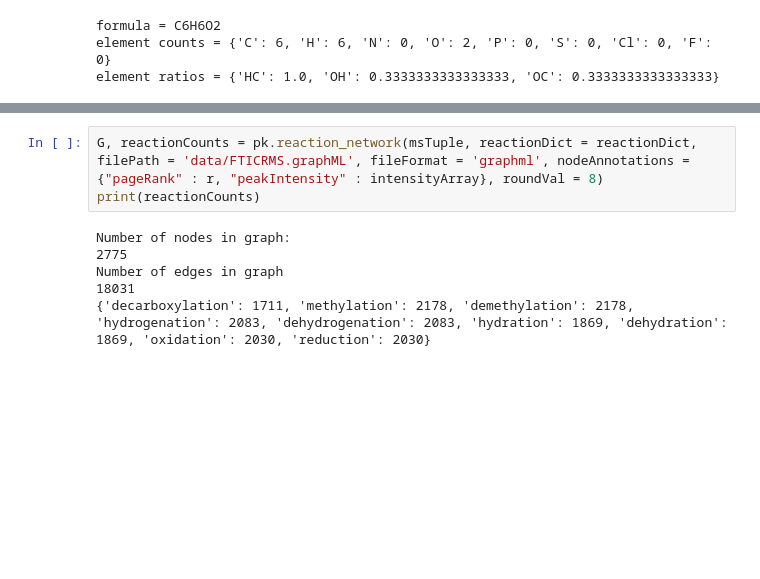
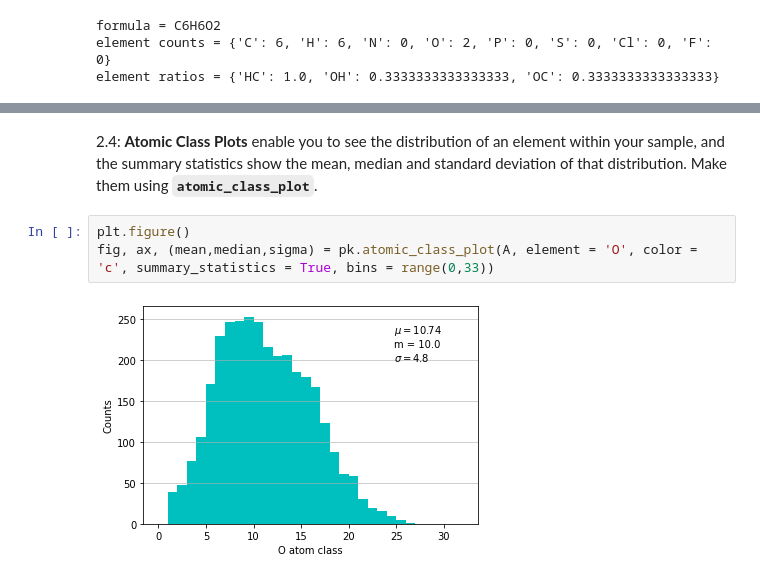
Before and after one commit to ho2921ho/SoomgoKES, a Jupyter notebook: 06. 패키지 활용 pyKrev.ipynb, the cells around one changed output, grey strips where cells are left out. Drawn from its saved outputs; the diff is of its cells as text; blank space fills up the shorter version.

````diff
--- a/06. 패키지 활용 pyKrev.ipynb
+++ b/06. 패키지 활용 pyKrev.ipynb
@@ -105,9 +192,7 @@ r = pk.page_rank(msTuple, reactionDict = reactionDict, d = 0.9, tol = 0.01)
-# %%
-G, reactionCounts = pk.reaction_network(msTuple, reactionDict = reactionDict, filePath = 'data/FTICRMS.graphML', fileFormat = 'graphml', nodeAnnotations = {"pageRank" : r, "peakIntensity" : intensityArray}, roundVal = 8)
-print(reactionCounts)
-# %% [output]
-Number of nodes in graph:
-2775
-Number of edges in graph
-18031
-{'decarboxylation': 1711, 'methylation': 2178, 'demethylation': 2178, 'hydrogenation': 2083, 'dehydrogenation': 2083, 'hydration': 1869, 'dehydration': 1869, 'oxidation': 2030, 'reduction': 2030}
+# %% [markdown]
+2.4: **Atomic Class Plots** enable you to see the distribution of an element within your sample, and the summary statistics show the mean, median and standard deviation of that distribution. Make them using **```atomic_class_plot```**.
+# %%
+plt.figure()
+fig, ax, (mean,median,sigma) = pk.atomic_class_plot(A, element = 'O', color = 'c', summary_statistics = True, bins = range(0,33))
+# %% [output]
+[figure, added]
````
Also changed, not shown: parts of 53 cells of this notebook, 1 other file.
